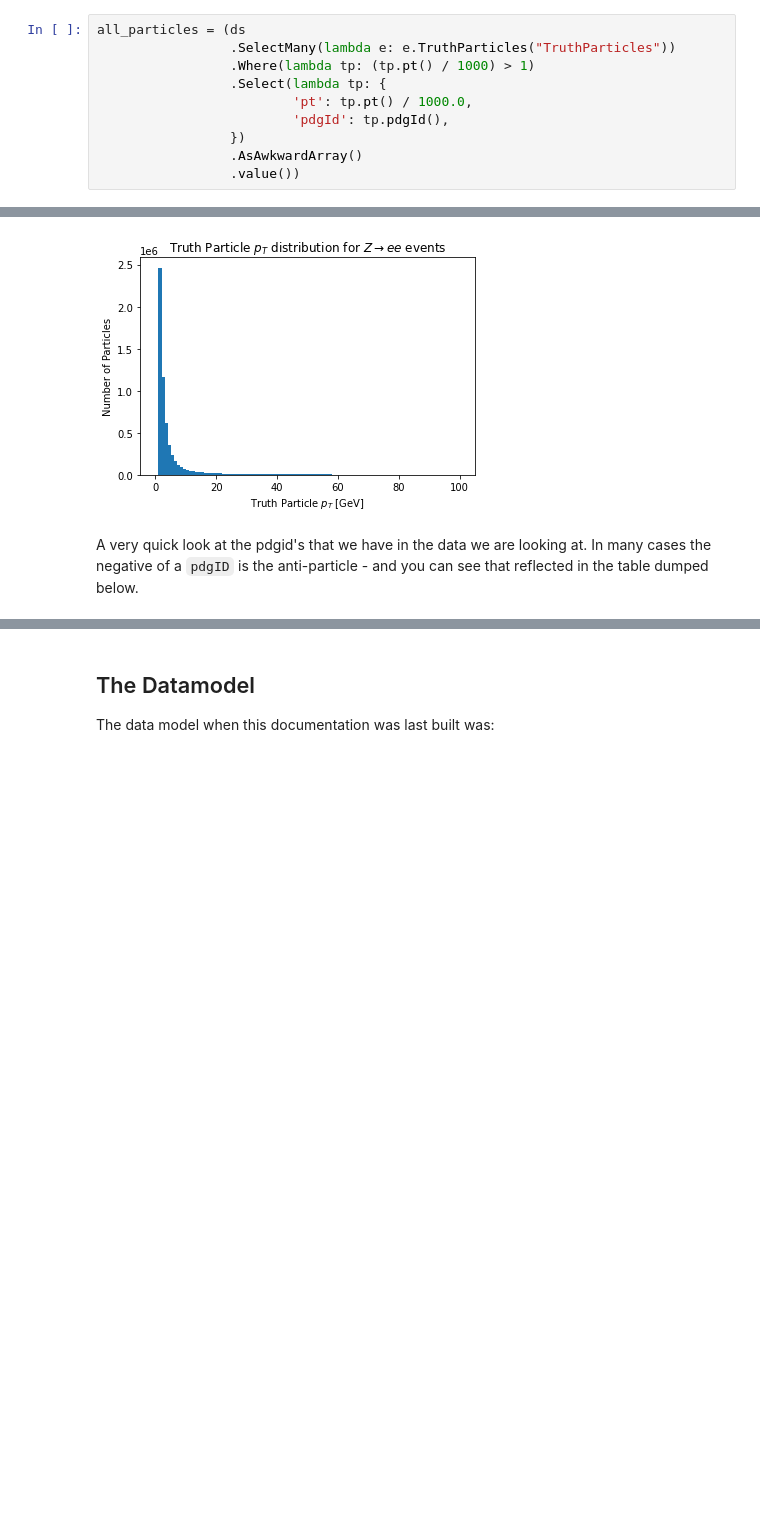
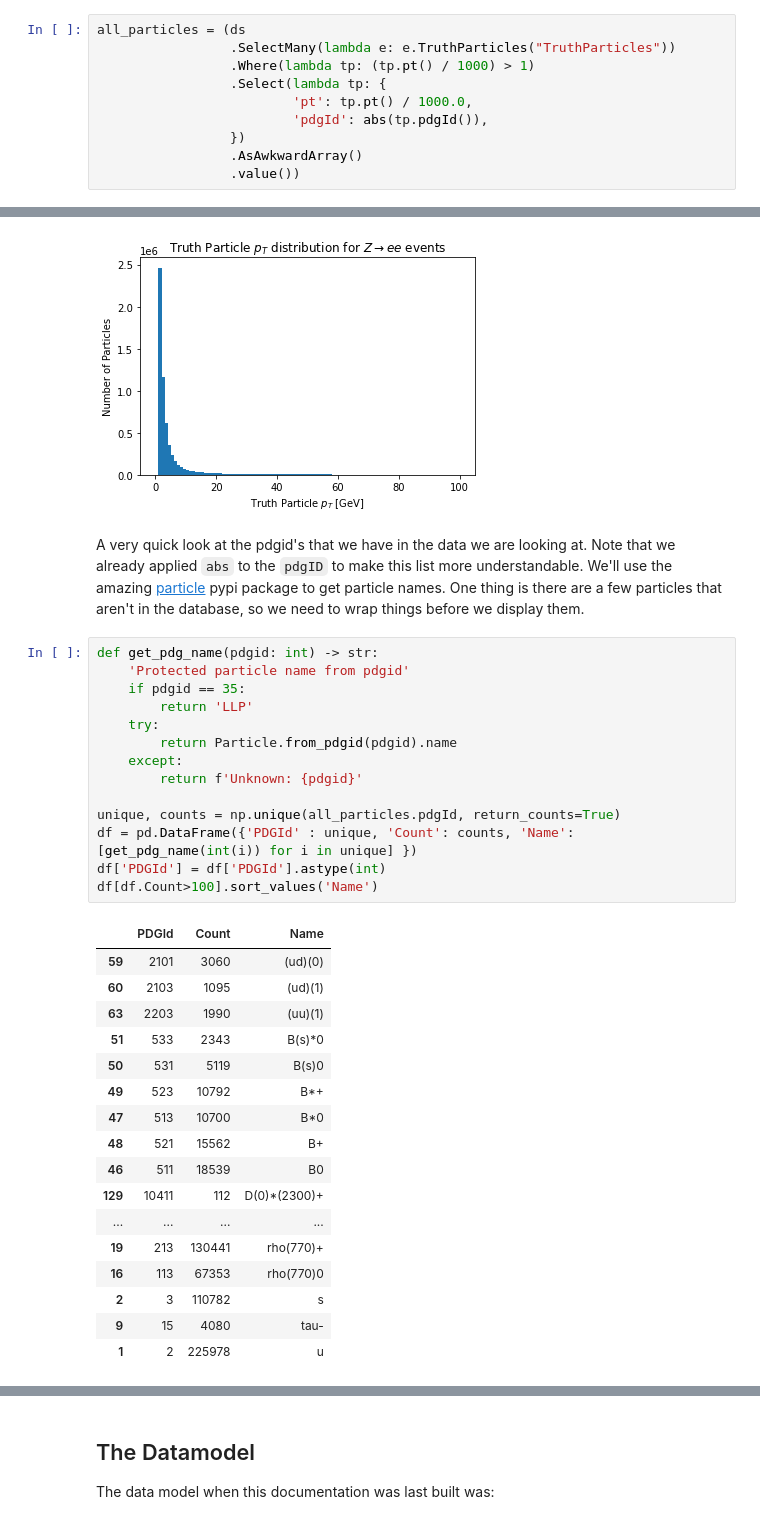
Before and after one commit to gordonwatts/xaod_usage, a Jupyter notebook: book/chapters/truth.ipynb, the cells around one changed output, grey strips where cells are left out. Saved outputs shown, nothing was run; the diff lists cells and outputs as text; blank space fills up the shorter version.

```diff
--- a/book/chapters/truth.ipynb
+++ b/book/chapters/truth.ipynb
@@ -20,7 +26,7 @@ all_particles = (ds
                  .Where(lambda tp: (tp.pt() / 1000) > 1)
                  .Select(lambda tp: {
                          'pt': tp.pt() / 1000.0,
-                         'pdgId': tp.pdgId(),
+                         'pdgId': abs(tp.pdgId()),
                  })
                  .AsAwkwardArray()
                  .value())
@@ -31,5 +39,37 @@ plt.ylabel('Number of Particles')
 _ = plt.title('Truth Particle $p_T$ distribution for $Z\\rightarrow ee$ events')
 # %% [output]
 [figure]
-# %% [markdown]
-A very quick look at the pdgid's that we have in the data we are looking at. In many cases the negative of a `pdgID` is the anti-particle - and you can see that reflected in the table dumped below.
+# %% [markdown]
+A very quick look at the pdgid's that we have in the data we are looking at. Note that we already applied `abs` to the `pdgID` to make this list more understandable. We'll use the amazing [particle](https://pypi.org/project/particle/) pypi package to get particle names. One thing is there are a few particles that aren't in the database, so we need to wrap things before we display them.
+# %%
+def get_pdg_name(pdgid: int) -> str:
+    'Protected particle name from pdgid'
+    if pdgid == 35:
+        return 'LLP'
+    try:
+        return Particle.from_pdgid(pdgid).name
+    except:
+        return f'Unknown: {pdgid}'
+
+unique, counts = np.unique(all_particles.pdgId, return_counts=True)
+df = pd.DataFrame({'PDGId' : unique, 'Count': counts, 'Name': [get_pdg_name(int(i)) for i in unique] })
+df['PDGId'] = df['PDGId'].astype(int)
+df[df.Count>100].sort_values('Name')
+# %% [output]
+|  | PDGId | Count | Name |
+| 59 | 2101 | 3060 | (ud)(0) |
+| 60 | 2103 | 1095 | (ud)(1) |
+| 63 | 2203 | 1990 | (uu)(1) |
+| 51 | 533 | 2343 | B(s)*0 |
+| 50 | 531 | 5119 | B(s)0 |
+| 49 | 523 | 10792 | B*+ |
+| 47 | 513 | 10700 | B*0 |
+| 48 | 521 | 15562 | B+ |
+| 46 | 511 | 18539 | B0 |
+| 129 | 10411 | 112 | D(0)*(2300)+ |
+| ... | ... | ... | ... |
+| 19 | 213 | 130441 | rho(770)+ |
+| 16 | 113 | 67353 | rho(770)0 |
+| 2 | 3 | 110782 | s |
+| 9 | 15 | 4080 | tau- |
+| 1 | 2 | 225978 | u |
```
Also changed, not shown: parts of 16 cells of this notebook, 2 other files.
